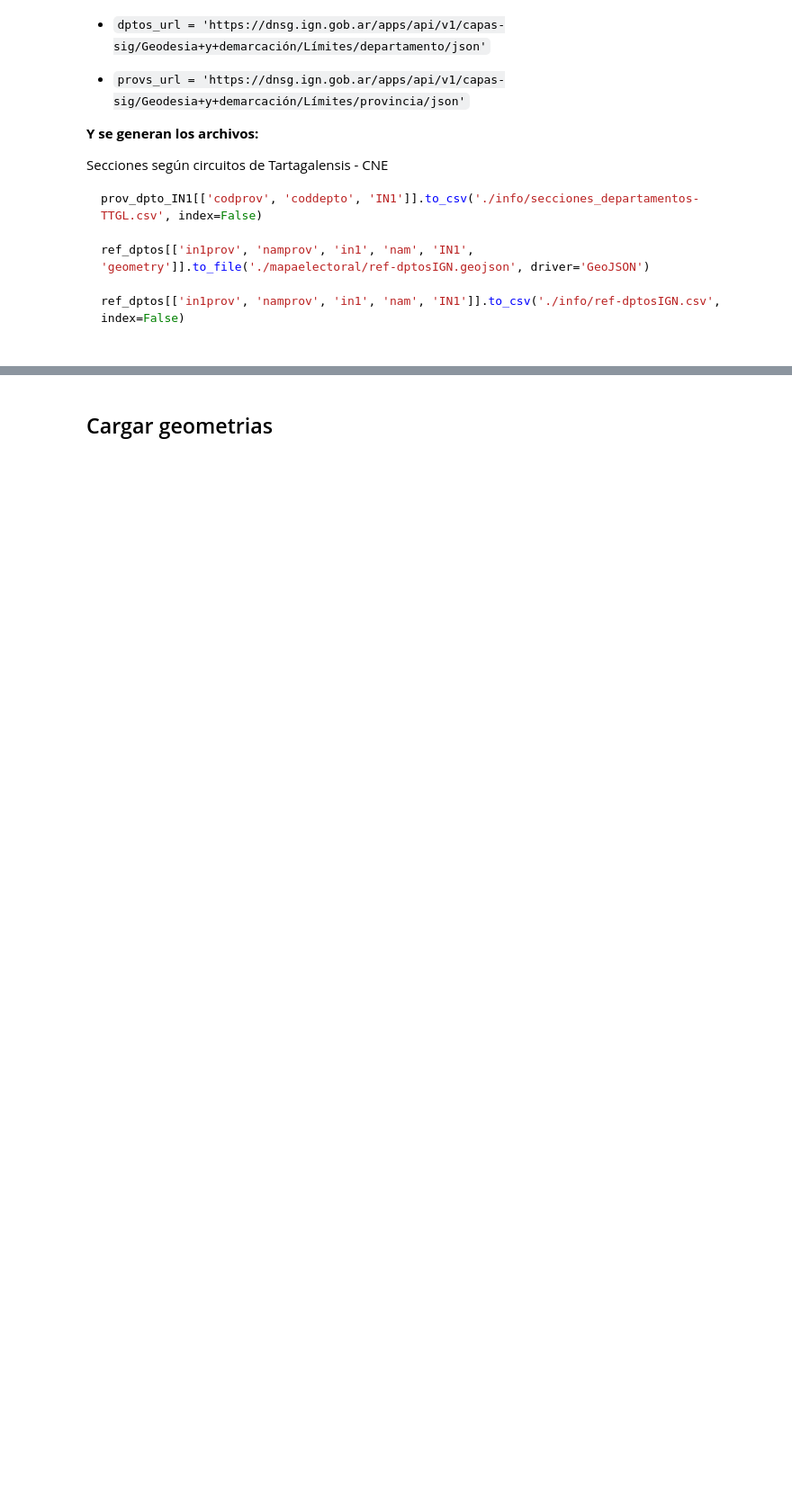
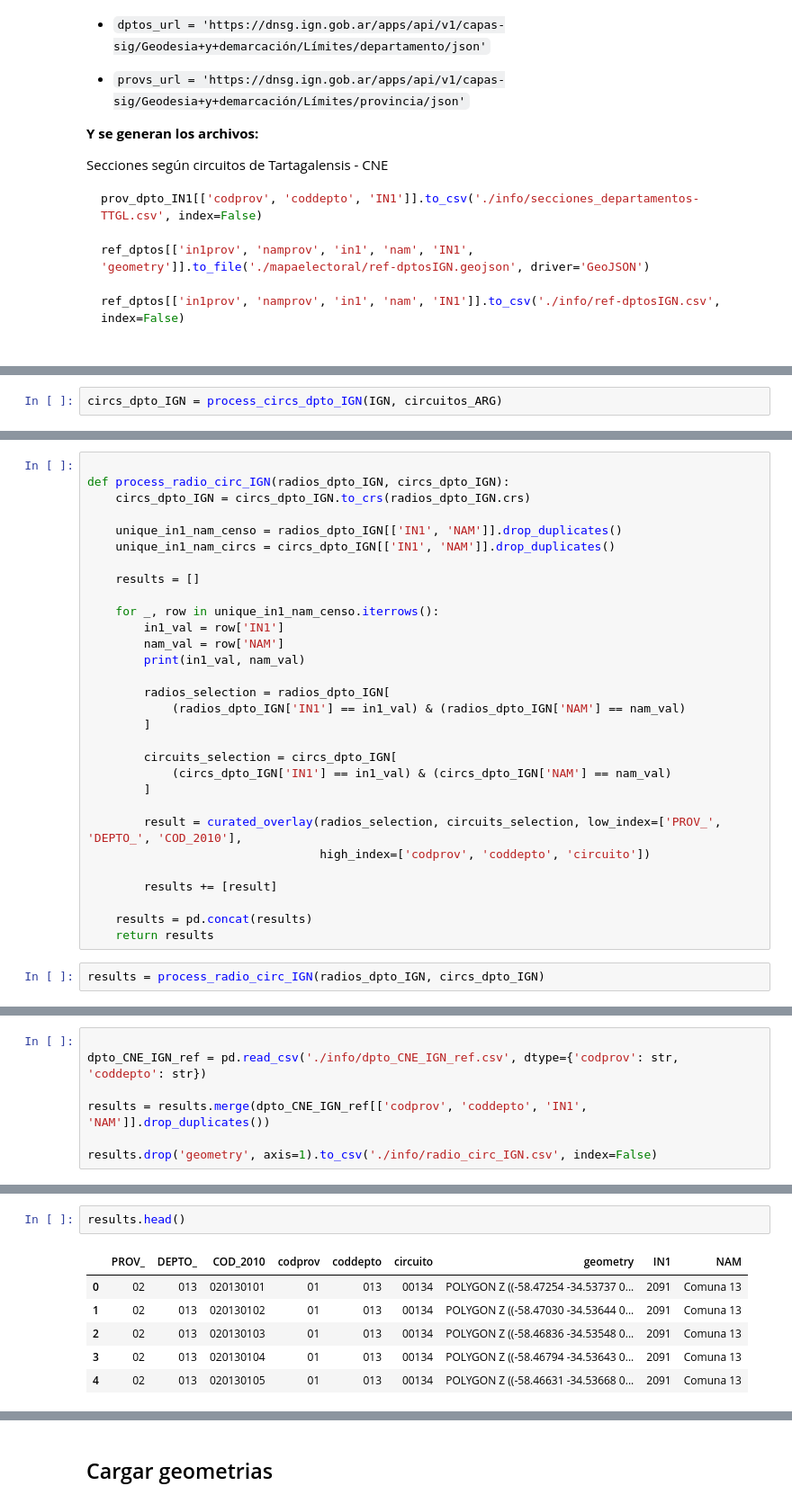
Before and after one commit to matuteiglesias/CNE-INDEC-georef, a Jupyter notebook: 02b - Interseccion espacial de Radios Censales a Circuitos CNE.ipynb, the cells around one changed output, grey strips where cells are left out. Shown: that part at 90% size. Saved outputs shown, nothing was run; the diff lists cells and outputs as text; blank space fills up the shorter version.

```diff
--- a/02b - Interseccion espacial de Radios Censales a Circuitos CNE.ipynb
+++ b/02b - Interseccion espacial de Radios Censales a Circuitos CNE.ipynb
@@ -59,0 +122,2 @@ def fix_geom(in_feature):
+# %%
+circs_dpto_IGN = process_circs_dpto_IGN(IGN, circuitos_ARG)
@@ -59,0 +130,32 @@ def fix_geom(in_feature):
+# %%
+
+def process_radio_circ_IGN(radios_dpto_IGN, circs_dpto_IGN):
+    circs_dpto_IGN = circs_dpto_IGN.to_crs(radios_dpto_IGN.crs)
+
+    unique_in1_nam_censo = radios_dpto_IGN[['IN1', 'NAM']].drop_duplicates()
+    unique_in1_nam_circs = circs_dpto_IGN[['IN1', 'NAM']].drop_duplicates()
+
+    results = []
+
+    for _, row in unique_in1_nam_censo.iterrows():
+        in1_val = row['IN1']
+        nam_val = row['NAM']
+        print(in1_val, nam_val)
+
+        radios_selection = radios_dpto_IGN[
+            (radios_dpto_IGN['IN1'] == in1_val) & (radios_dpto_IGN['NAM'] == nam_val)
+        ]
+
+        circuits_selection = circs_dpto_IGN[
+            (circs_dpto_IGN['IN1'] == in1_val) & (circs_dpto_IGN['NAM'] == nam_val)
+        ]
+
+        result = curated_overlay(radios_selection, circuits_selection, low_index=['PROV_', 'DEPTO_', 'COD_2010'],
+                                 high_index=['codprov', 'coddepto', 'circuito'])
+
+        results += [result]
+
+    results = pd.concat(results)
+    return results
+# %%
+results = process_radio_circ_IGN(radios_dpto_IGN, circs_dpto_IGN)
@@ -59,0 +180,7 @@ def fix_geom(in_feature):
+# %%
+
+dpto_CNE_IGN_ref = pd.read_csv('./info/dpto_CNE_IGN_ref.csv', dtype={'codprov': str, 'coddepto': str})
+
+results = results.merge(dpto_CNE_IGN_ref[['codprov', 'coddepto', 'IN1', 'NAM']].drop_duplicates())
+
+results.drop('geometry', axis=1).to_csv('./info/radio_circ_IGN.csv', index=False)
@@ -59,0 +196,9 @@ def fix_geom(in_feature):
+# %%
+results.head()
+# %% [output]
+|  | PROV_ | DEPTO_ | COD_2010 | codprov | coddepto | circuito | geometry | IN1 | NAM |
+| 0 | 02 | 013 | 020130101 | 01 | 013 | 00134 | POLYGON Z ((-58.47254 -34.53737 0... | 2091 | Comuna 13 |
+| 1 | 02 | 013 | 020130102 | 01 | 013 | 00134 | POLYGON Z ((-58.47030 -34.53644 0... | 2091 | Comuna 13 |
+| 2 | 02 | 013 | 020130103 | 01 | 013 | 00134 | POLYGON Z ((-58.46836 -34.53548 0... | 2091 | Comuna 13 |
+| 3 | 02 | 013 | 020130104 | 01 | 013 | 00134 | POLYGON Z ((-58.46794 -34.53643 0... | 2091 | Comuna 13 |
+| 4 | 02 | 013 | 020130105 | 01 | 013 | 00134 | POLYGON Z ((-58.46631 -34.53668 0... | 2091 | Comuna 13 |
```
Also changed, not shown: parts of 54 cells of this notebook, 7 other files.
